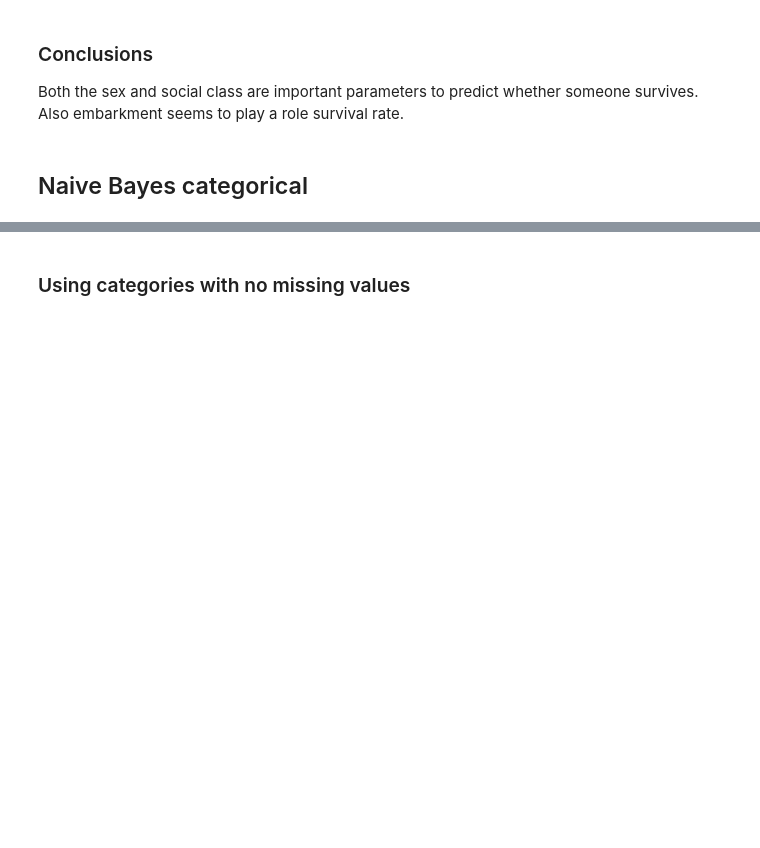
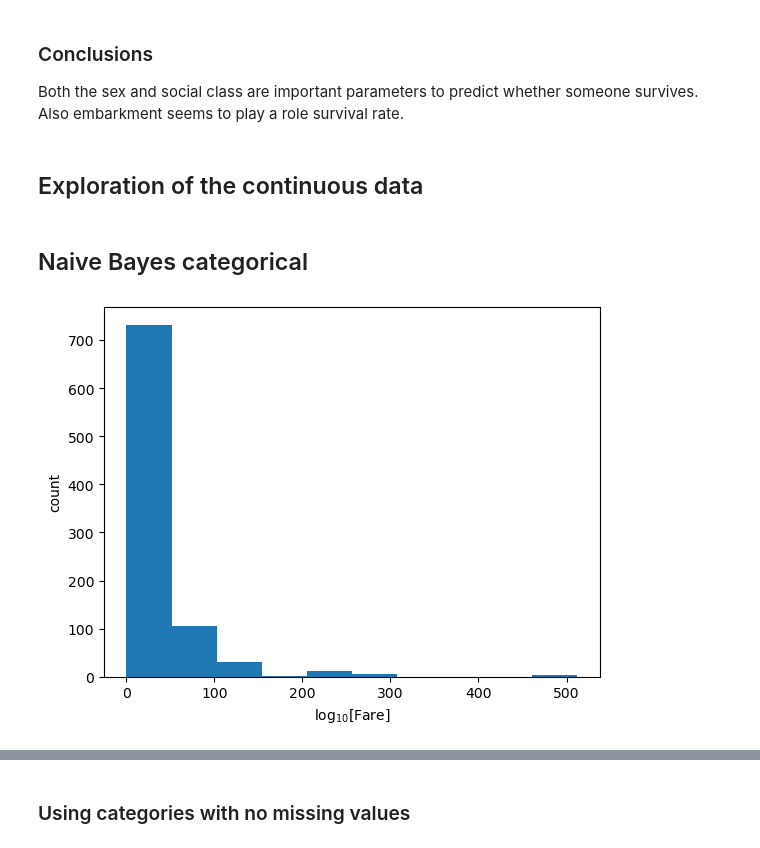
Before and after one commit to lmlb-astro/Kaggle-competitions, a Jupyter notebook: Titanic/survival_exploration_NaiveBayes.ipynb, the cells around one changed output, grey strips where cells are left out. Drawn from its saved outputs; the diff is of its cells as text; code cells hidden in the pictures; blank space fills up the shorter version.

Commit message:
exploration of Age and Fare dependence

```diff
--- a/Titanic/survival_exploration_NaiveBayes.ipynb
+++ b/Titanic/survival_exploration_NaiveBayes.ipynb
@@ -17,7 +18,8 @@ train_data = "../data/titanic/train.csv"
 ## the columns used for training
 ## (SibSp: number of siblings/spouses on board)
 ## (Parch: number of parents on board)
-cols_read = ['PassengerId','Survived', 'Pclass', 'Sex', 'Age','Embarked','SibSp', 'Parch', 'Fare', 'Cabin']
+cols_read = ['PassengerId','Survived', 'Pclass', 'Sex', 'Age','Embarked',
+             'SibSp', 'Parch', 'Fare', 'Cabin', 'Ticket']
 
 ## schema for the training dataset
 train_schema = {'PassengerId': np.int16,
@@ -62,9 +65,8 @@ df_train = fcs.trans_cols(df_train, "Sex", "Sex_num", sex_dict)
 df_train = fcs.trans_cols(df_train, "Embarked", "Embarked_num", emb_dict)
 
 ## remove nans for "Embarked_num"
-df_train["Embarked_num"].fillna(0, inplace=True)
+df_train["Embarked_num"] = df_train["Embarked_num"].fillna(-1, inplace=True)
 
 ## inspect the training data
-df_train.info()
-df_train.head(10)
+#df_train.head(10)
 # %% [output]
@@ -160,5 +134,17 @@ fcs.get_group_probabilities(df_train, "Parch")
 ### Conclusions
 Both the sex and social class are important parameters to predict whether someone survives.
 Also embarkment seems to play a role survival rate.
+# %% [markdown]
+## Exploration of the continuous data
 # %% [markdown]
 ## Naive Bayes categorical
+# %%
+## distribution of the ticket prices
+#plt.hist(np.log10(df_train["Fare"] + 0.01)) ## +0.01 to avoid zeros
+plt.hist(df_train["Fare"])
+
+plt.xlabel("log$_{10}$[Fare]")
+plt.ylabel("count")
+plt.show()
+# %% [output]
+[figure, added]
```
Also changed, not shown: parts of 9 cells of this notebook.
